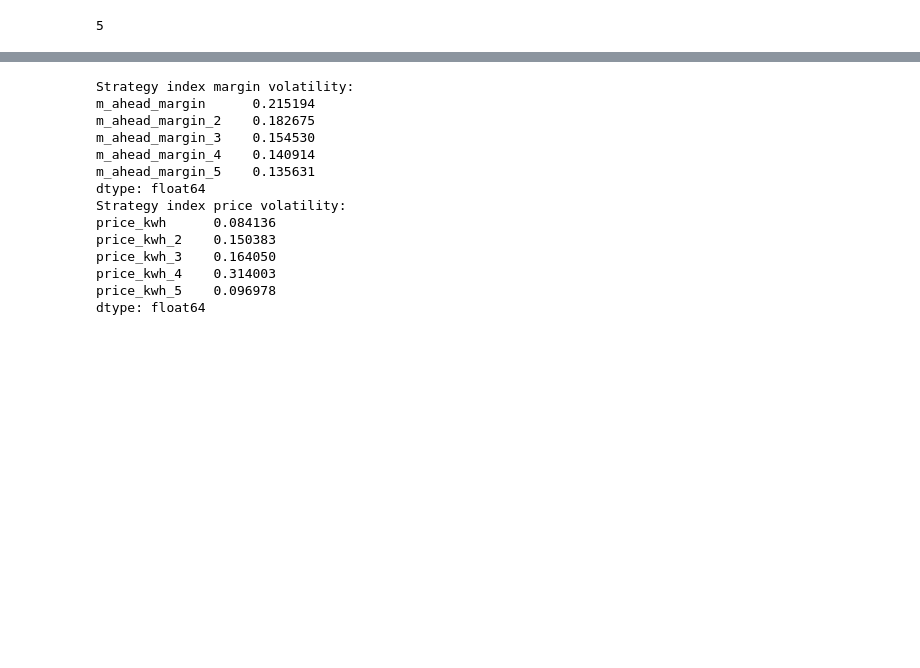
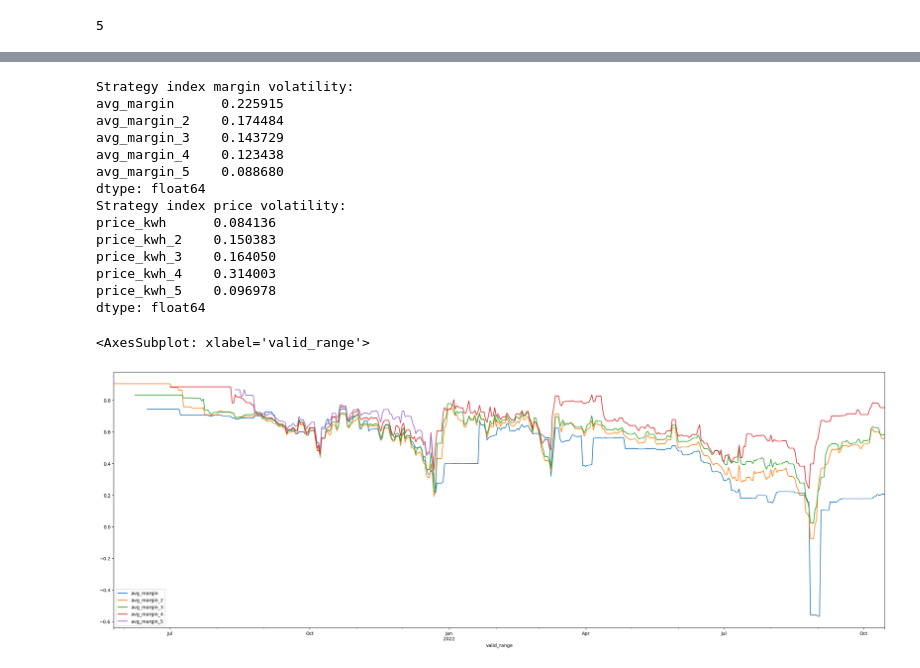
Before and after one commit to michael-fuest/DAiA-EON, a Jupyter notebook: Exploration.ipynb, the cells around one changed output, grey strips where cells are left out. Saved outputs shown, nothing was run; the diff lists cells and outputs as text; code cells hidden in the pictures; blank space fills up the shorter version.

Commit message:
Saved strategy index daily avg. price dataframes and added some further TS models.

```diff
--- a/Exploration.ipynb
+++ b/Exploration.ipynb
@@ -235,28 +183,21 @@ top_tariffs_1
 # %%
 #Looking at price volatility across supplier indices
-df_power_1 = df_power.loc[df_power.strat_index == 1]
-df_power_2 = df_power.loc[df_power.strat_index == 2]
-df_power_3 = df_power.loc[df_power.strat_index == 3]
-df_power_4 = df_power.loc[df_power.strat_index == 4]
-df_power_5 = df_power.loc[df_power.strat_index == 5]
+df_power_1 = df_power.loc[df_power.strat_index == 1].copy()
+df_power_2 = df_power.loc[df_power.strat_index == 2].copy()
+df_power_3 = df_power.loc[df_power.strat_index == 3].copy()
+df_power_4 = df_power.loc[df_power.strat_index == 4].copy()
+df_power_5 = df_power.loc[df_power.strat_index == 5].copy()
 
+#Looking at average gross margins
+df_power_1['avg_margin'] = (df_power_1.price_kwh - (df_power_1.avg_price)) / df_power_1.price_kwh
+df_power_2['avg_margin'] = (df_power_2.price_kwh - (df_power_2.avg_price)) / df_power_2.price_kwh
+df_power_3['avg_margin'] = (df_power_3.price_kwh - (df_power_3.avg_price)) / df_power_3.price_kwh
+df_power_4['avg_margin'] = (df_power_4.price_kwh - (df_power_4.avg_price)) / df_power_4.price_kwh
+df_power_5['avg_margin'] = (df_power_5.price_kwh - (df_power_5.avg_price)) / df_power_5.price_kwh
 
-#Looking at average  m_ahead margins
-df_power_1['m_ahead_margin'] = (df_power_1.price_kwh - (df_power_1.m_ahead_base / 1000)) / df_power_1.price_kwh
-df_power_2['m_ahead_margin'] = (df_power_2.price_kwh - (df_power_2.m_ahead_base / 1000)) / df_power_2.price_kwh
-df_power_3['m_ahead_margin'] = (df_power_3.price_kwh - (df_power_3.m_ahead_base / 1000)) / df_power_3.price_kwh
-df_power_4['m_ahead_margin'] = (df_power_4.price_kwh - (df_power_4.m_ahead_base / 1000)) / df_power_4.price_kwh
-df_power_5['m_ahead_margin'] = (df_power_5.price_kwh - (df_power_5.m_ahead_base / 1000)) / df_power_5.price_kwh
-
-#Looking at average y_ahead margins
-df_power_1['y_ahead_margin'] = (df_power_1.price_kwh - (df_power_1.y_ahead_base / 1000)) / df_power_1.price_kwh
-df_power_2['y_ahead_margin'] = (df_power_2.price_kwh - (df_power_2.y_ahead_base / 1000)) / df_power_2.price_kwh
-df_power_3['y_ahead_margin'] = (df_power_3.price_kwh - (df_power_3.y_ahead_base / 1000)) / df_power_3.price_kwh
-df_power_4['y_ahead_margin'] = (df_power_4.price_kwh - (df_power_4.y_ahead_base / 1000)) / df_power_4.price_kwh
-df_power_5['y_ahead_margin'] = (df_power_5.price_kwh - (df_power_5.y_ahead_base / 1000)) / df_power_5.price_kwh
-print(df_power_1.y_ahead_margin.mean())
-print(df_power_2.y_ahead_margin.mean())
-print(df_power_3.y_ahead_margin.mean())
-print(df_power_4.y_ahead_margin.mean())
-print(df_power_5.y_ahead_margin.mean())
+print(df_power_1.avg_margin.mean())
+print(df_power_2.avg_margin.mean())
+print(df_power_3.avg_margin.mean())
+print(df_power_4.avg_margin.mean())
+print(df_power_5.avg_margin.mean())
 # %% [output]
@@ -300,12 +209,12 @@ See the caveats in the documentation: https://pandas.pydata.org/pandas-docs/stab
 # %%
 def getDailyData(res) -> pd.DataFrame:
-    res = res[['price_kwh', 'm_ahead_margin', 'y_ahead_margin', 'date_valid_from', 'date_valid_to']]
+    res = res[['price_kwh', 'avg_margin', 'date_valid_from', 'date_valid_to']]
 
     res["valid_range"] = res.apply(lambda x: pd.date_range(x["date_valid_from"], x["date_valid_to"]), axis=1)
     res = res.explode("valid_range").copy()
 
     #Aggregating for mean household prices per day
-    res = res.groupby('valid_range').agg({'price_kwh':'mean', 'm_ahead_margin': 'mean', 'y_ahead_margin': 'mean'})
+    res = res.groupby('valid_range').agg({'price_kwh':'mean', 'avg_margin': 'mean'})
     return res
 
 #Getting daily indexed agg price data and margins (takes 40 mins)
@@ -375,16 +288,16 @@ pd.concat([df_power_1.m_ahead_margin, df_power_2.m_ahead_margin_2, df_power_3.m_
 # %%
 print('Strategy index margin volatility:')
-print(pd.concat([df_power_1.m_ahead_margin, df_power_2.m_ahead_margin_2, df_power_3.m_ahead_margin_3, df_power_4.m_ahead_margin_4, df_power_5.m_ahead_margin_5], axis = 1).std())
+print(pd.concat([df_power_1.avg_margin, df_power_2.avg_margin_2, df_power_3.avg_margin_3, df_power_4.avg_margin_4, df_power_5.avg_margin_5], axis = 1).std())
 
 print('Strategy index price volatility:')
 print(pd.concat([df_power_1.price_kwh, df_power_2.price_kwh_2, df_power_3.price_kwh_3, df_power_4.price_kwh_4, df_power_5.price_kwh_5], axis = 1).std())
 # %% [output]
 Strategy index margin volatility:
-m_ahead_margin      0.215194
-m_ahead_margin_2    0.182675
-m_ahead_margin_3    0.154530
-m_ahead_margin_4    0.140914
-m_ahead_margin_5    0.135631
+avg_margin      0.225915
+avg_margin_2    0.174484
+avg_margin_3    0.143729
+avg_margin_4    0.123438
+avg_margin_5    0.088680
 dtype: float64
 Strategy index price volatility:
 price_kwh      0.084136
@@ -393,3 +306,8 @@ price_kwh_3    0.164050
 price_kwh_4    0.314003
 price_kwh_5    0.096978
 dtype: float64
+# %%
+pd.concat([df_power_1['avg_margin'], df_power_2['avg_margin_2'], df_power_3['avg_margin_3'], df_power_4['avg_margin_4'], df_power_5['avg_margin_5']], axis= 1).plot(figsize=(30,10))
+# %% [output]
+<AxesSubplot: xlabel='valid_range'>
+[figure, added]
```
Also changed, not shown: parts of 10 cells of this notebook, 1 other file.
